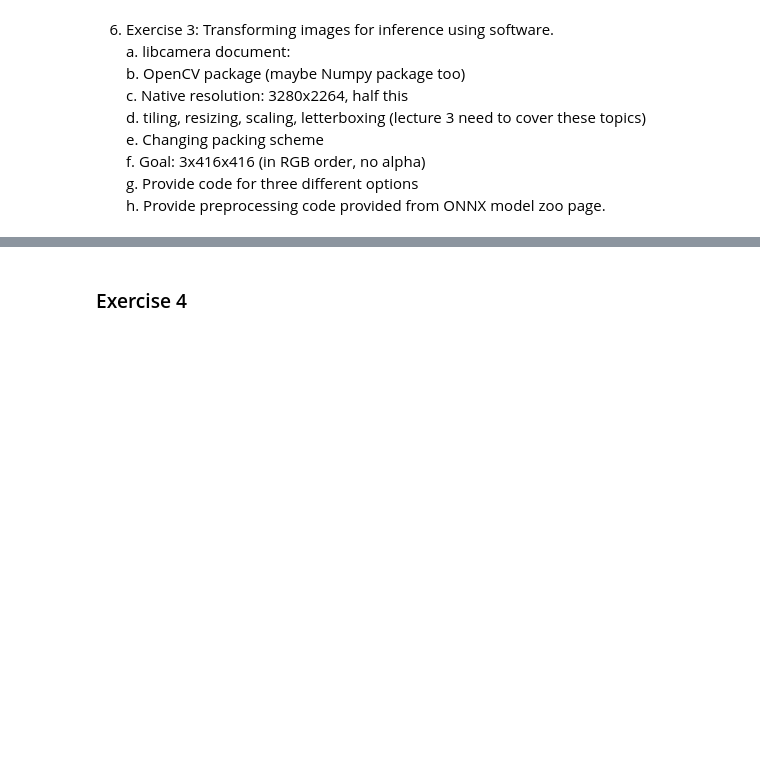
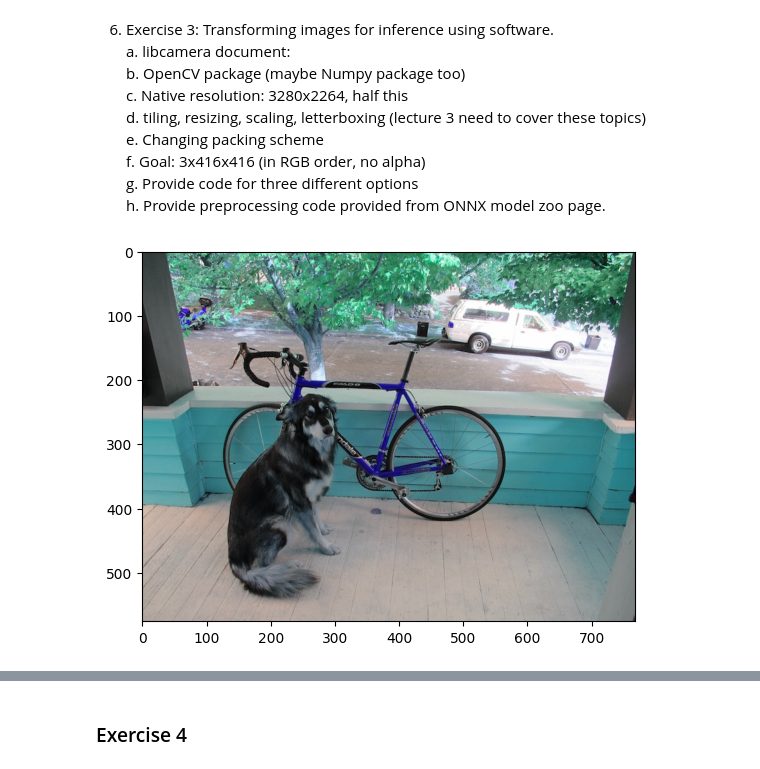
Before and after one commit to sei-cfrank/CVIntro, a Jupyter notebook: exercises/Exercise4.ipynb, the cells around one changed output, grey strips where cells are left out. Cells and saved outputs as stored; diff of their text form; code cells hidden in the pictures; blank space fills up the shorter version.

Commit message:
added static image examples

```diff
--- a/exercises/Exercise4.ipynb
+++ b/exercises/Exercise4.ipynb
@@ -72,0 +81,9 @@ import numpy as np
+# %%
+# Load and display test image
+
+# open test image
+arr1 = cv2.imread('../data/dog.jpg')  # default: bgr for display
+plt.imshow(arr1)
+plt.show()
+# %% [output]
+[figure, added]
```
Also changed, not shown: parts of 9 cells of this notebook.
